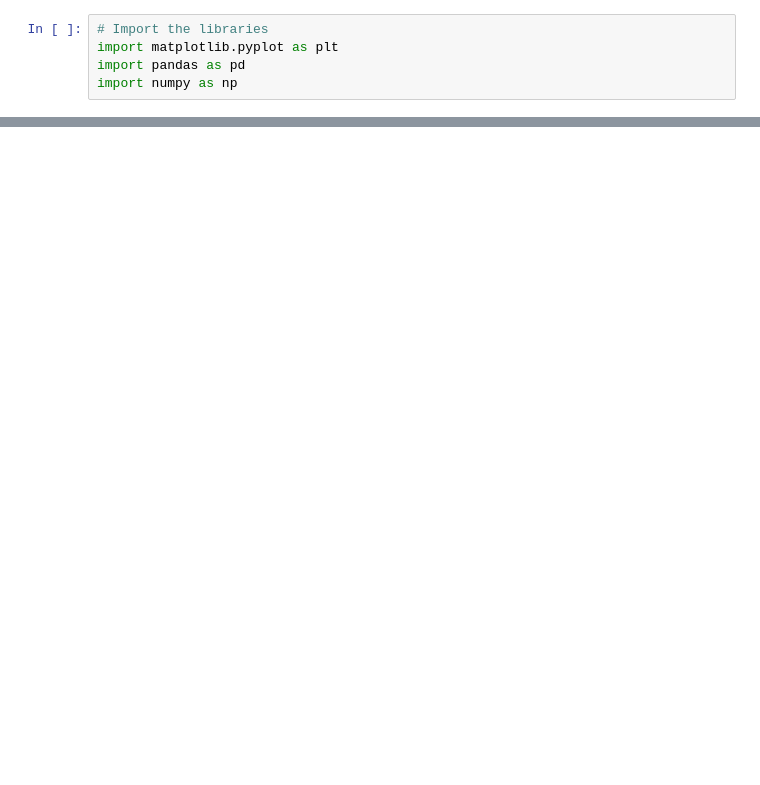
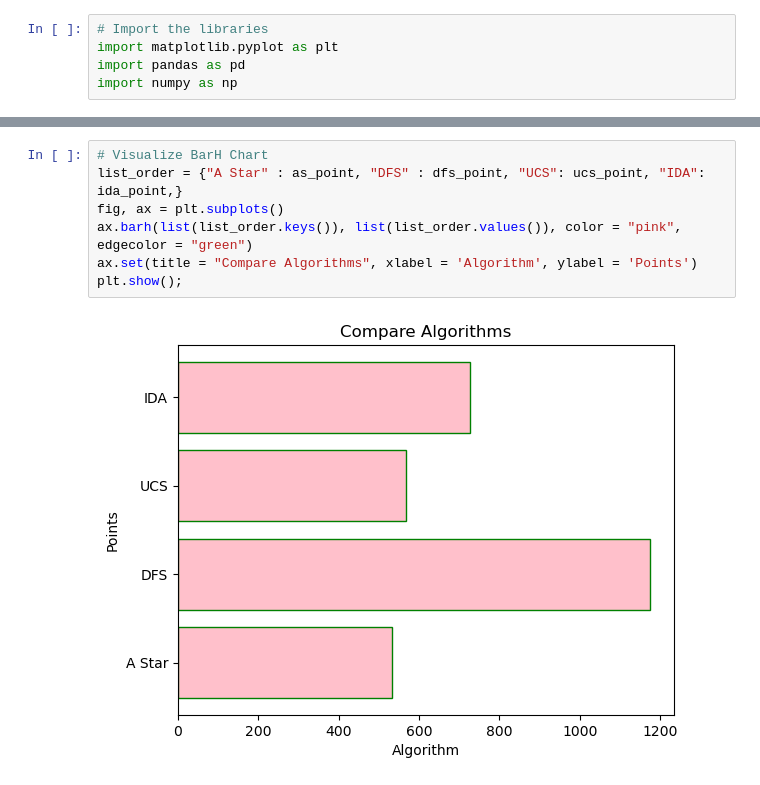
Before and after one commit to tuanlda78202/TP, a Jupyter notebook: Official/Analytics/Accuracy.ipynb, the cells around one changed output, grey strips where cells are left out. Drawn from its saved outputs; the diff is of its cells as text; blank space fills up the shorter version.

```diff
--- a/Official/Analytics/Accuracy.ipynb
+++ b/Official/Analytics/Accuracy.ipynb
@@ -94,0 +89,9 @@ ValueError: Invalid RGBA argument: 'AStar'
+# %%
+# Visualize BarH Chart
+list_order = {"A Star" : as_point, "DFS" : dfs_point, "UCS": ucs_point, "IDA": ida_point,}
+fig, ax = plt.subplots()
+ax.barh(list(list_order.keys()), list(list_order.values()), color = "pink", edgecolor = "green")
+ax.set(title = "Compare Algorithms", xlabel = 'Algorithm', ylabel = 'Points')
+plt.show();
+# %% [output]
+[figure, added]
```
Also changed, not shown: parts of 6 cells of this notebook, 1 other file.
